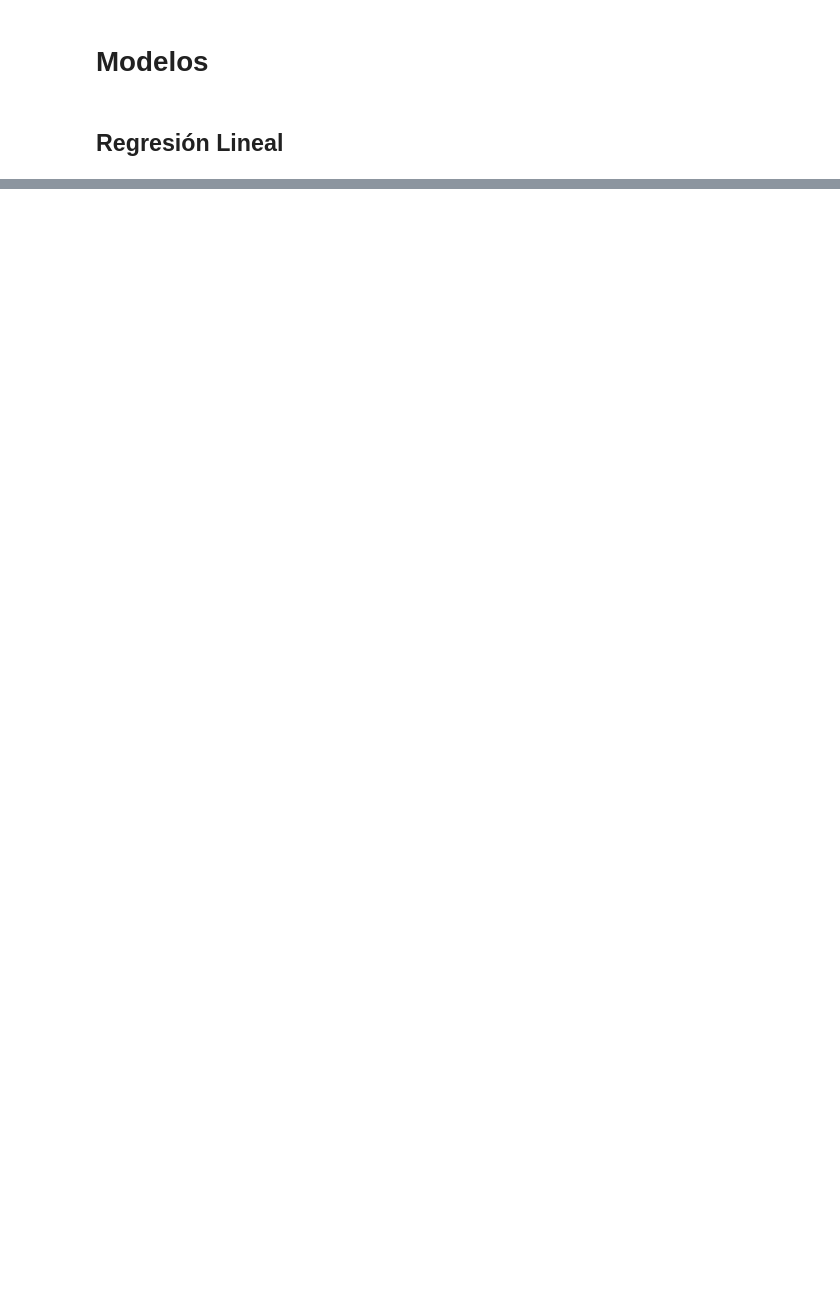
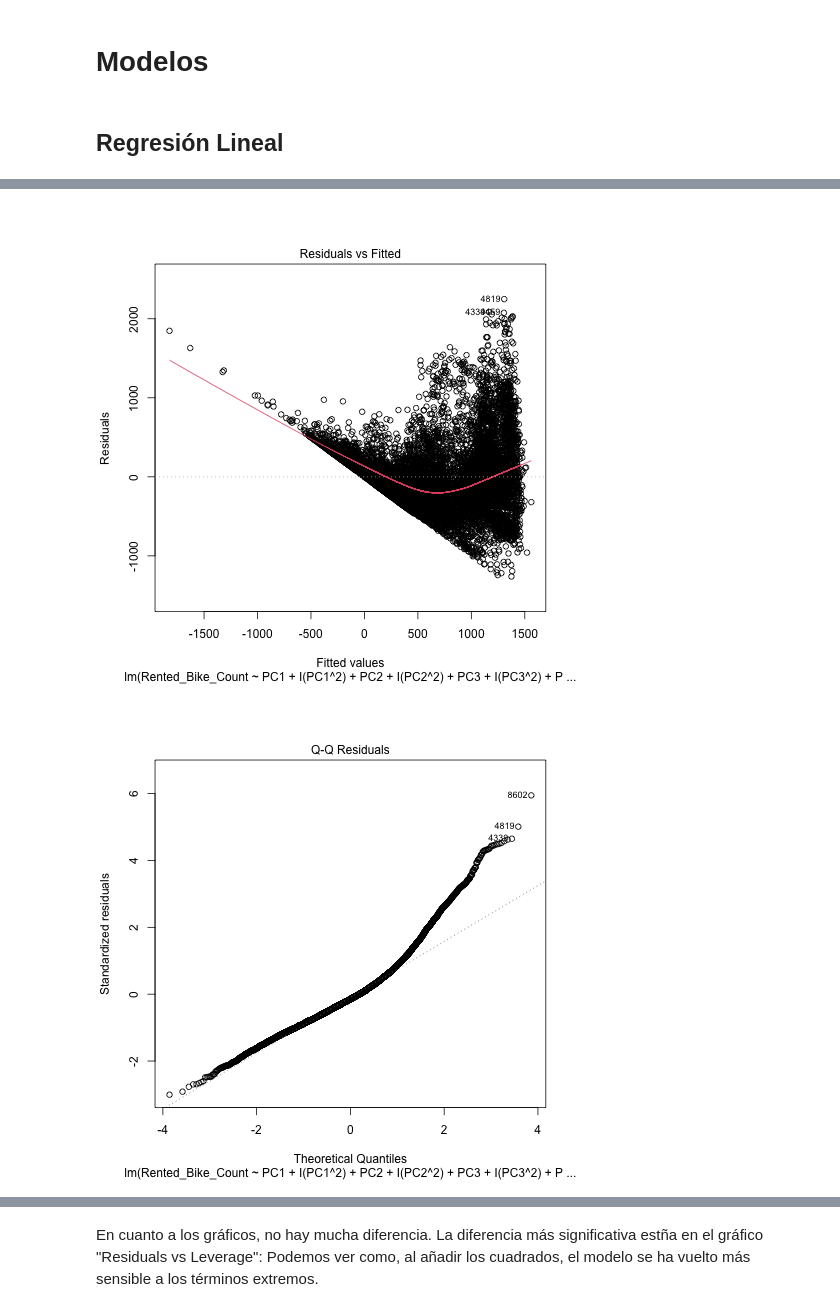
Before and after one commit to Arturo-Hernanz-CM/analisis_datos_modelo_regresion_bicicletas_seul, a Jupyter notebook: modelo_regresion.ipynb, the cells around one changed output, grey strips where cells are left out. Saved outputs shown, nothing was run; the diff lists cells and outputs as text; code cells hidden in the pictures; blank space fills up the shorter version.

```diff
--- a/modelo_regresion.ipynb
+++ b/modelo_regresion.ipynb
@@ -683,0 +736,14 @@ plot(fit_lm)
+# %%
+%%R
+fit_quad <- lm(
+  Rented_Bike_Count ~
+    PC1 + I(PC1^2) +
+    PC2 + I(PC2^2) +
+    PC3 + I(PC3^2) +
+    PC4 + I(PC4^2) +
+    PC5 + (PC5^2) +
+    Holiday + Functioning_Day + SeasonsWinter + SeasonsSpring + SeasonsSummer + SeasonsAutumn,
+  data = dfMedidas
+)
+
+summary(fit_quad)
@@ -683,0 +772,6 @@ plot(fit_lm)
+# %%
+%%R
+plot(fit_quad)
+# %% [output]
+[figure, added]
+[figure, added]
@@ -683,0 +780,3 @@ plot(fit_lm)
+# %% [markdown]
+En cuanto a los gráficos, no hay mucha diferencia.
+La diferencia más significativa estña en el gráfico "Residuals vs Leverage": Podemos ver como, al añadir los cuadrados, el modelo se ha vuelto más sensible a los términos extremos.
```
Also changed, not shown: parts of 60 cells of this notebook, 1 other file.
